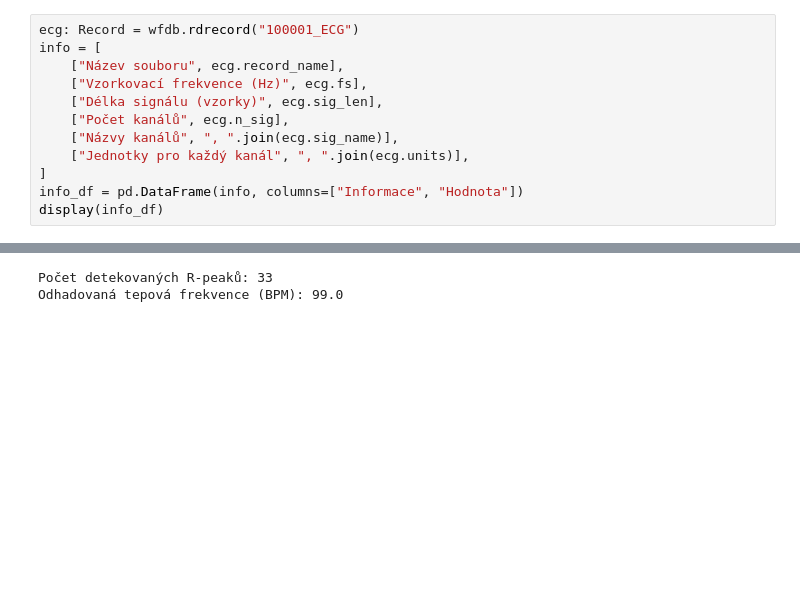
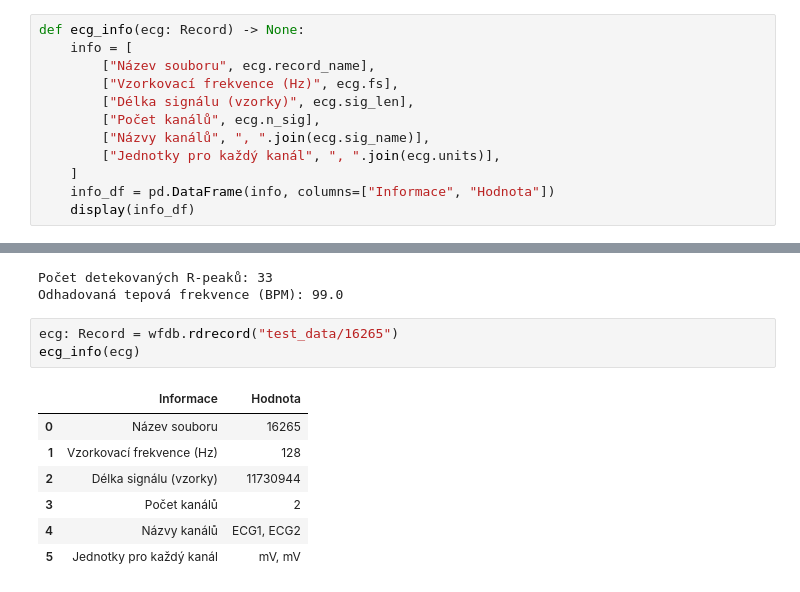
Before and after one commit to ondrejsvorc/UJEP, a Jupyter notebook: PZS/seminar_work_1/main.ipynb, the cells around one changed output, grey strips where cells are left out. Saved outputs shown, nothing was run; the diff lists cells and outputs as text; blank space fills up the shorter version.

```diff
--- a/PZS/seminar_work_1/main.ipynb
+++ b/PZS/seminar_work_1/main.ipynb
@@ -13,14 +14,14 @@ plt.style.use("dark_background")
 # Vstupní data: https://physionet.org/content/butqdb/1.0.0/
 # Testovací databáze: https://physionet.org/content/nsrdb/1.0.0/
 # %%
-ecg: Record = wfdb.rdrecord("100001_ECG")
-info = [
-    ["Název souboru", ecg.record_name],
-    ["Vzorkovací frekvence (Hz)", ecg.fs],
-    ["Délka signálu (vzorky)", ecg.sig_len],
-    ["Počet kanálů", ecg.n_sig],
-    ["Názvy kanálů", ", ".join(ecg.sig_name)],
-    ["Jednotky pro každý kanál", ", ".join(ecg.units)],
-]
-info_df = pd.DataFrame(info, columns=["Informace", "Hodnota"])
-display(info_df)
+def ecg_info(ecg: Record) -> None:
+    info = [
+        ["Název souboru", ecg.record_name],
+        ["Vzorkovací frekvence (Hz)", ecg.fs],
+        ["Délka signálu (vzorky)", ecg.sig_len],
+        ["Počet kanálů", ecg.n_sig],
+        ["Názvy kanálů", ", ".join(ecg.sig_name)],
+        ["Jednotky pro každý kanál", ", ".join(ecg.units)],
+    ]
+    info_df = pd.DataFrame(info, columns=["Informace", "Hodnota"])
+    display(info_df)
@@ -174,3 +176,14 @@ print(f"Odhadovaná tepová frekvence (BPM): {results['heart_rate_bpm']}")
 [figure]
 Počet detekovaných R-peaků: 33
 Odhadovaná tepová frekvence (BPM): 99.0
+# %%
+ecg: Record = wfdb.rdrecord("test_data/16265")
+ecg_info(ecg)
+# %% [output]
+|  | Informace | Hodnota |
+| 0 | Název souboru | 16265 |
+| 1 | Vzorkovací frekvence (Hz) | 128 |
+| 2 | Délka signálu (vzorky) | 11730944 |
+| 3 | Počet kanálů | 2 |
+| 4 | Názvy kanálů | ECG1, ECG2 |
+| 5 | Jednotky pro každý kanál | mV, mV |
```
Also changed, not shown: parts of 5 cells of this notebook.
